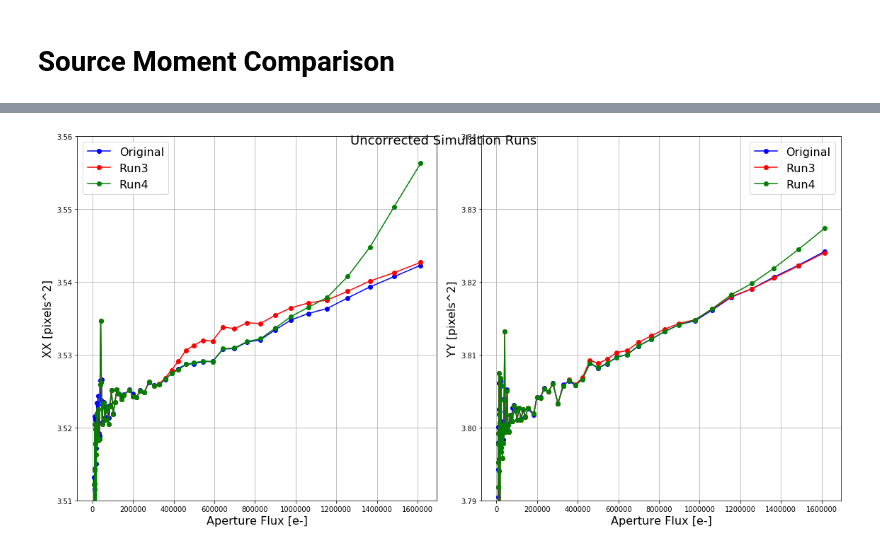
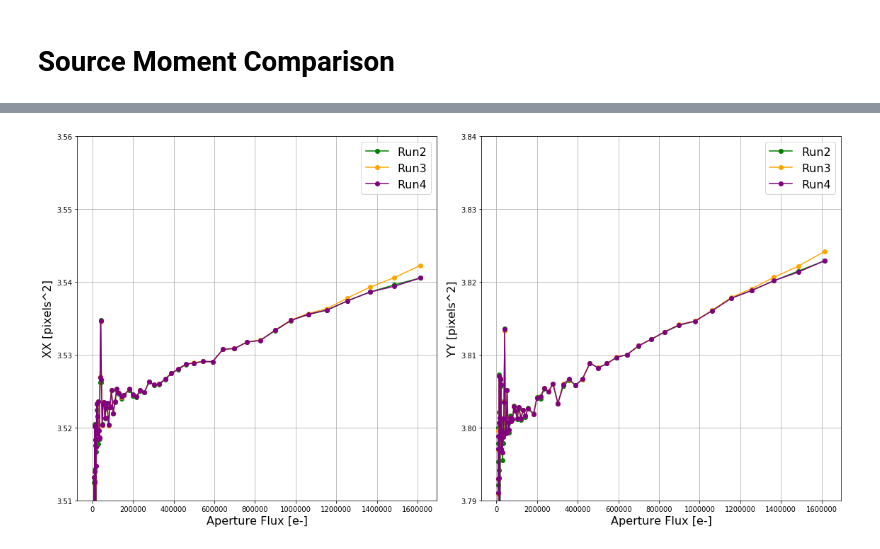
Before and after one commit to Snyder005/ctisim, a Jupyter notebook: notebooks/CorrectionTesting.ipynb, the cells around one changed output, grey strips where cells are left out. Saved outputs shown, nothing was run; the diff lists cells and outputs as text; code cells hidden in the pictures.

```diff
--- a/notebooks/CorrectionTesting.ipynb
+++ b/notebooks/CorrectionTesting.ipynb
@@ -121,12 +289,13 @@ Text(0.5, 0, 'Signal [e-]')
 # %%
-main_dir = '/nfs/slac/g/ki/ki19/lsst/snyder18/LSST/Data/Sim/Originals/Spots'
-original_catalogs = sorted(glob.glob(join('/nfs/slac/g/ki/ki19/lsst/snyder18/LSST/Data/Sim/Originals/Spots',
-                                          '*.cat')))
-run3_catalogs = sorted(glob.glob(join('/nfs/slac/g/ki/ki19/lsst/snyder18/LSST/Data/Sim/Correction_Testing/Spots_Run3',
-                                      'catalogs', '*.cat')))
-run4_catalogs = sorted(glob.glob(join('/nfs/slac/g/ki/ki19/lsst/snyder18/LSST/Data/Sim/Correction_Testing/Spots_Run4',
-                                      'catalogs', '*.cat')))
+run1_dir = '/nfs/slac/g/ki/ki19/lsst/snyder18/LSST/Data/Sim/Correction_Testing/Spots_Run1'
+run2_dir = '/nfs/slac/g/ki/ki19/lsst/snyder18/LSST/Data/Sim/Correction_Testing/Spots_Run2'
+run3_dir = '/nfs/slac/g/ki/ki19/lsst/snyder18/LSST/Data/Sim/Correction_Testing/Spots_Run3'
+run4_dir = '/nfs/slac/g/ki/ki19/lsst/snyder18/LSST/Data/Sim/Correction_Testing/Spots_Run4'
 
+run1_catalogs = sorted(glob.glob(join(run1_dir, 'catalogs', '*corrected*.cat')))
+run2_catalogs = sorted(glob.glob(join(run2_dir, 'catalogs', '*corrected*.cat')))
+run3_catalogs = sorted(glob.glob(join(run3_dir, 'catalogs', '*corrected*.cat')))
+run4_catalogs = sorted(glob.glob(join(run4_dir, 'catalogs', '*corrected*.cat')))
 
 x_kwd = 'ext_shapeHSM_HsmSourceMoments_x'
 y_kwd = 'ext_shapeHSM_HsmSourceMoments_y'
@@ -135,76 +304,73 @@ yy_kwd = 'ext_shapeHSM_HsmSourceMoments_yy'
 xy_kwd = 'ext_shapeHSM_HsmSourceMoments_xy'
 flux_kwd = 'base_CircularApertureFlux_12_0_instFlux'
 # %%
-xx_results = []
-yy_results = []
-xy_results = []
-flux_results = []
+xx_results_run1 = []
+yy_results_run1 = []
+flux_results_run1 = []
+xx_results_run2 = []
+yy_results_run2 = []
+flux_results_run2 = []
+xx_results_run3 = []
+yy_results_run3 = []
+flux_results_run3 = []
+xx_results_run4 = []
+yy_results_run4 = []
+flux_results_run4 = []
 
 fig, axes = plt.subplots(1, 2, figsize=(16, 8))
 
-## Original Catalogs
-for i, catalog in enumerate(original_catalogs):
+## Run2 Catalogs
+for i, catalog in enumerate(run2_catalogs):
     src = fits.getdata(catalog)
 
     if src[xx_kwd].shape[0] < 1200.:
         continue
-    xx_results.append(np.nanmedian(src[xx_kwd]))
-    yy_results.append(np.nanmedian(src[yy_kwd]))
-    xy_results.append(np.nanmedian(src[xy_kwd]))
-    flux_results.append(np.nanmedian(src[flux_kwd]))
-im0 = axes[0].plot(flux_results, xx_results, c='blue', label='Original', marker='o')
-im1 = axes[1].plot(flux_results, yy_results, c='blue', label='Original', marker='o')
+    xx_results_run2.append(np.nanmedian(src[xx_kwd]))
+    yy_results_run2.append(np.nanmedian(src[yy_kwd]))
+    flux_results_run2.append(np.nanmedian(src[flux_kwd]))
+
+axes[0].plot(flux_results_run2, xx_results_run2, c='green', label='Run2', marker='o')
+axes[1].plot(flux_results_run2, yy_results_run2, c='green', label='Run2', marker='o')
 
 ## Run3 Catalogs
-xx_results = []
-yy_results = []
-xy_results = []
-flux_results = []
 for i, catalog in enumerate(run3_catalogs):
     src = fits.getdata(catalog)
 
     if src[xx_kwd].shape[0] < 1200.:
         continue
-    xx_results.append(np.nanmedian(src[xx_kwd]))
-    yy_results.append(np.nanmedian(src[yy_kwd]))
-    xy_results.append(np.nanmedian(src[xy_kwd]))
-    flux_results.append(np.nanmedian(src[flux_kwd]))
+    xx_results_run3.append(np.nanmedian(src[xx_kwd]))
+    yy_results_run3.append(np.nanmedian(src[yy_kwd]))
+    flux_results_run3.append(np.nanmedian(src[flux_kwd]))
 
-im0 = axes[0].plot(flux_results, xx_results, c='red', label='Run3', marker='o')
-im1 = axes[1].plot(flux_results, yy_results, c='red', label='Run3', marker='o')
+axes[0].plot(flux_results_run3, xx_results_run3, c='orange', label='Run3', marker='o')
+axes[1].plot(flux_results_run3, yy_results_run3, c='orange', label='Run3', marker='o')
 
 ## Run4 Catalogs
-xx_results = []
-yy_results = []
-xy_results = []
-flux_results = []
 for i, catalog in enumerate(run4_catalogs):
     src = fits.getdata(catalog)
 
     if src[xx_kwd].shape[0] < 1200.:
         continue
-    xx_results.append(np.nanmedian(src[xx_kwd]))
-    yy_results.append(np.nanmedian(src[yy_kwd]))
-    xy_results.append(np.nanmedian(src[xy_kwd]))
-    flux_results.append(np.nanmedian(src[flux_kwd]))
+    xx_results_run4.append(np.nanmedian(src[xx_kwd]))
+    yy_results_run4.append(np.nanmedian(src[yy_kwd]))
+    flux_results_run4.append(np.nanmedian(src[flux_kwd]))
 
-im0 = axes[0].plot(flux_results, xx_results, c='green', label='Run4', marker='o')
-im1 = axes[1].plot(flux_results, yy_results, c='green', label='Run4', marker='o')
+im0 = axes[0].plot(flux_results_run4, xx_results_run4, c='purple', label='Run4', marker='o')
+im1 = axes[1].plot(flux_results_run4, yy_results_run4, c='purple', label='Run4', marker='o')
 
 #axes[0].set_xscale('log')
 axes[0].set_ylabel('XX [pixels^2]', fontsize=16)
 axes[0].set_xlabel('Aperture Flux [e-]', fontsize=16)
 axes[0].set_ylim(bottom=3.51, top=3.56)
 axes[0].legend(fontsize=16)
 axes[0].grid(which='both')
 #axes[1].set_xscale('log')
 axes[1].set_ylabel('YY [pixels^2]', fontsize=16)
 axes[1].set_xlabel('Aperture Flux [e-]', fontsize=16)
 axes[1].set_ylim(bottom=3.79, top=3.84)
 axes[1].grid(which='both')
 axes[1].legend(fontsize=16)
-fig.suptitle('Uncorrected Simulation Runs', fontsize=18)
 
 plt.tight_layout()
 # %% [output]
-[figure, old version]
+[figure, new version]
```
Also changed, not shown: parts of 9 cells of this notebook, 6 other files.
